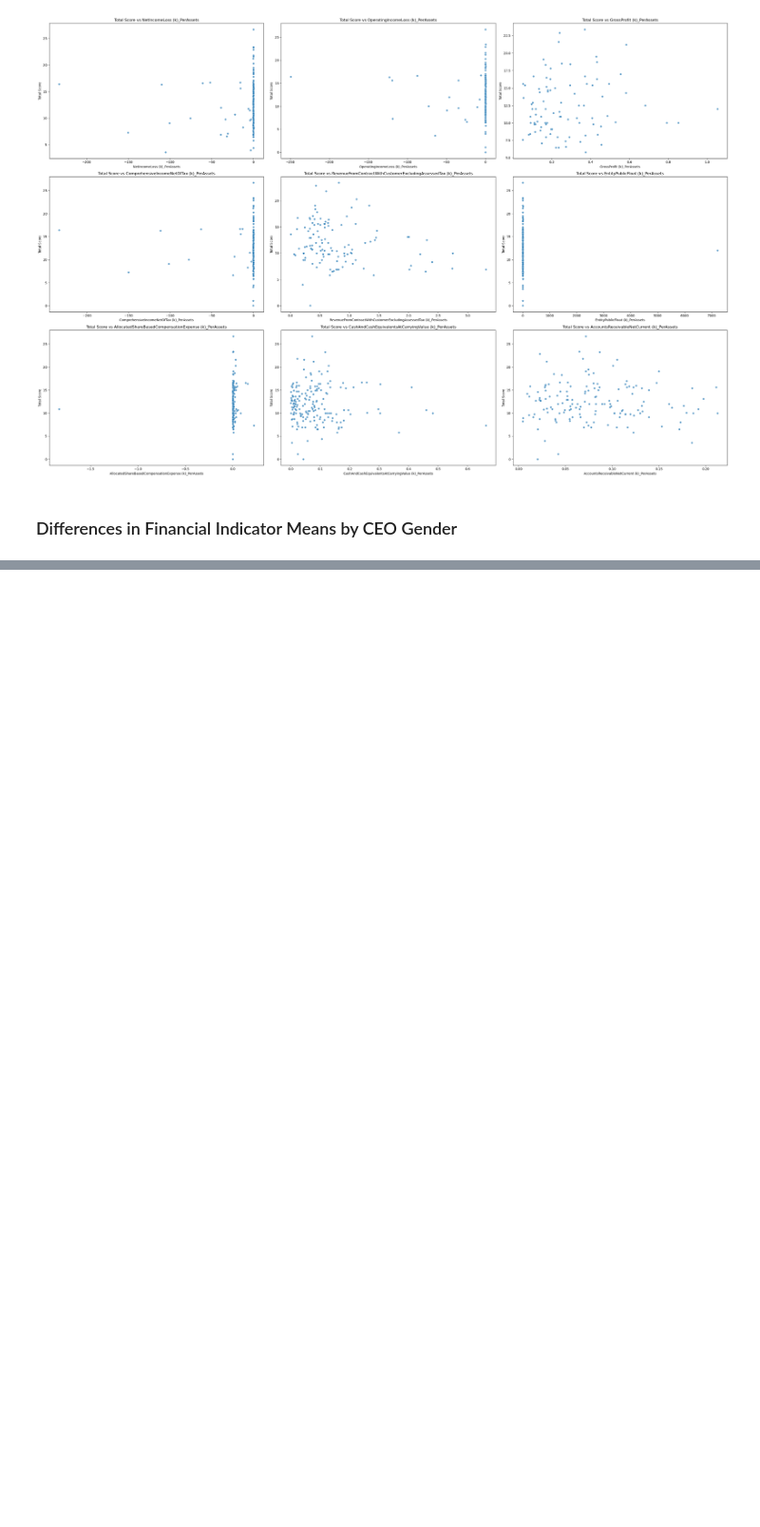
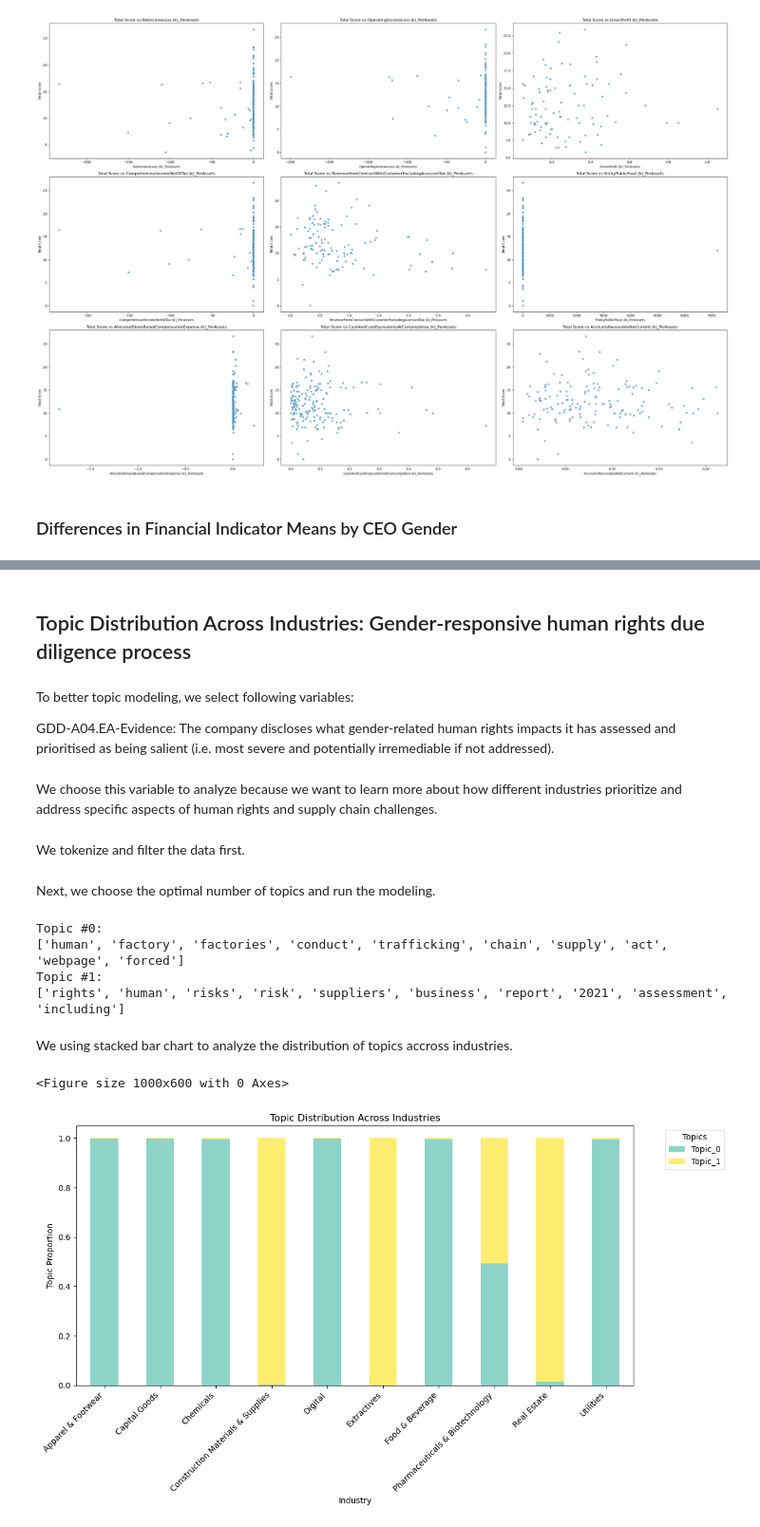
Before and after one commit to PENG-JY/InclusiveWorkplace_Study, a Jupyter notebook: technical-details/eda/main.ipynb, the cells around one changed output, grey strips where cells are left out. Shown at 95% size. Saved outputs shown, nothing was run; the diff lists cells and outputs as text; code cells hidden in the pictures; blank space fills up the shorter version.

```diff
--- a/technical-details/eda/main.ipynb
+++ b/technical-details/eda/main.ipynb
@@ -226,0 +421,10 @@ plt.show()
+# %% [markdown]
+## Topic Distribution Across Industries: Gender-responsive human rights due diligence process
+# %% [markdown]
+To better topic modeling, we select following variables:
+
+GDD-A04.EA-Evidence: The company discloses what gender-related human rights impacts it has assessed and prioritised as being salient (i.e. most severe and potentially irremediable if not addressed).
+# %% [markdown]
+We choose this variable to analyze because we want to learn more about how different industries prioritize and address specific aspects of human rights and supply chain challenges.
+# %% [markdown]
+We tokenize and filter the data first.
@@ -226,0 +451,5 @@ plt.show()
+# %%
+# Join tokenized text into a single string for each row
+industry_grouped_df['ProcessedTextStr'] = industry_grouped_df['ProcessedText'].apply(lambda x: ' '.join(x))
+# %% [markdown]
+Next, we choose the optimal number of topics and run the modeling.
@@ -226,0 +480,44 @@ plt.show()
+# %%
+# LDA Topic Modeling
+lda = LatentDirichletAllocation(n_components=optimal_num_topics, random_state=5000)
+lda.fit(X)
+
+# Output the topics
+for index, topic in enumerate(lda.components_):
+    print(f"Topic #{index}:")
+    print([vectorizer.get_feature_names_out()[i] for i in topic.argsort()[:-11:-1]])
+# %% [output]
+Topic #0:
+['human', 'factory', 'factories', 'conduct', 'trafficking', 'chain', 'supply', 'act', 'webpage', 'forced']
+Topic #1:
+['rights', 'human', 'risks', 'risk', 'suppliers', 'business', 'report', '2021', 'assessment', 'including']
+# %% [markdown]
+We using stacked bar chart to analyze the distribution of topics accross industries.
+# %%
+# Get the topic distribution for each document
+topic_distribution = lda_model.transform(X)
+
+# Add the topic distribution to the dataframe (one column per topic)
+topic_columns = [f"Topic_{i}" for i in range(optimal_num_topics)]
+topic_distribution_df = pd.DataFrame(topic_distribution, columns=topic_columns)
+
+# Combine with the industry information
+industry_grouped_df = industry_grouped_df.reset_index(drop=True)  # Reset index to align
+df_with_topics = pd.concat([industry_grouped_df, topic_distribution_df], axis=1)
+
+# Aggregate topic distributions by industry
+industry_topic_dist = df_with_topics.groupby('Industry')[topic_columns].mean()
+
+# Plot the topic distributions across industries (stacked bar chart)
+plt.figure(figsize=(10, 6))
+industry_topic_dist.plot(kind='bar', stacked=True, figsize=(12, 7), colormap='Set3')
+plt.title('Topic Distribution Across Industries')
+plt.xlabel('Industry')
+plt.ylabel('Topic Proportion')
+plt.xticks(rotation=45, ha='right')
+plt.legend(title='Topics', bbox_to_anchor=(1.05, 1), loc='upper left')
+plt.tight_layout()
+plt.show()
+# %% [output]
+<Figure size 1000x600 with 0 Axes>
+[figure, added]
```
Also changed, not shown: parts of 34 cells of this notebook, 4 other files.
